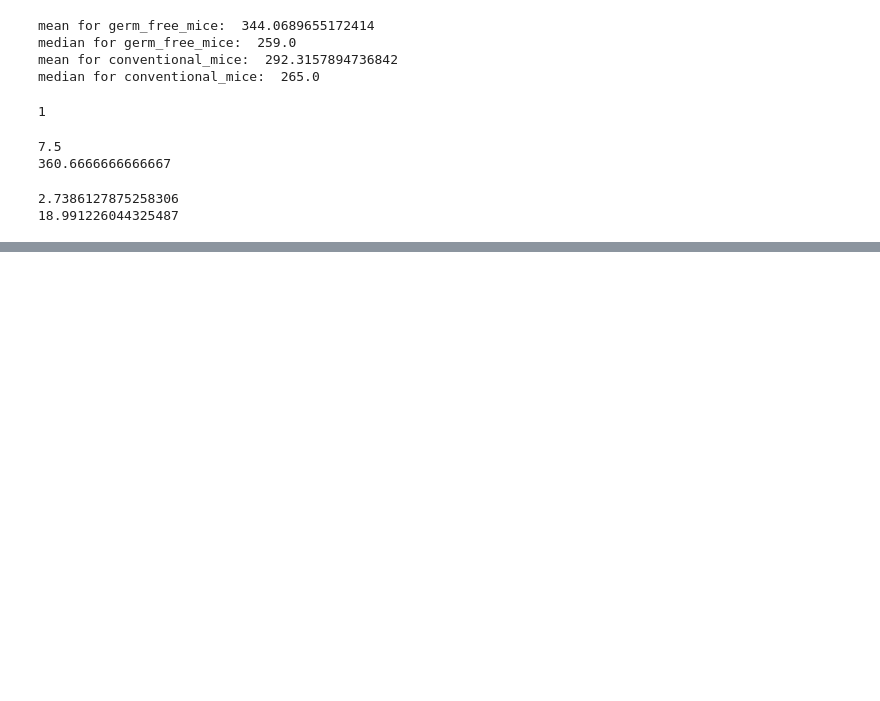
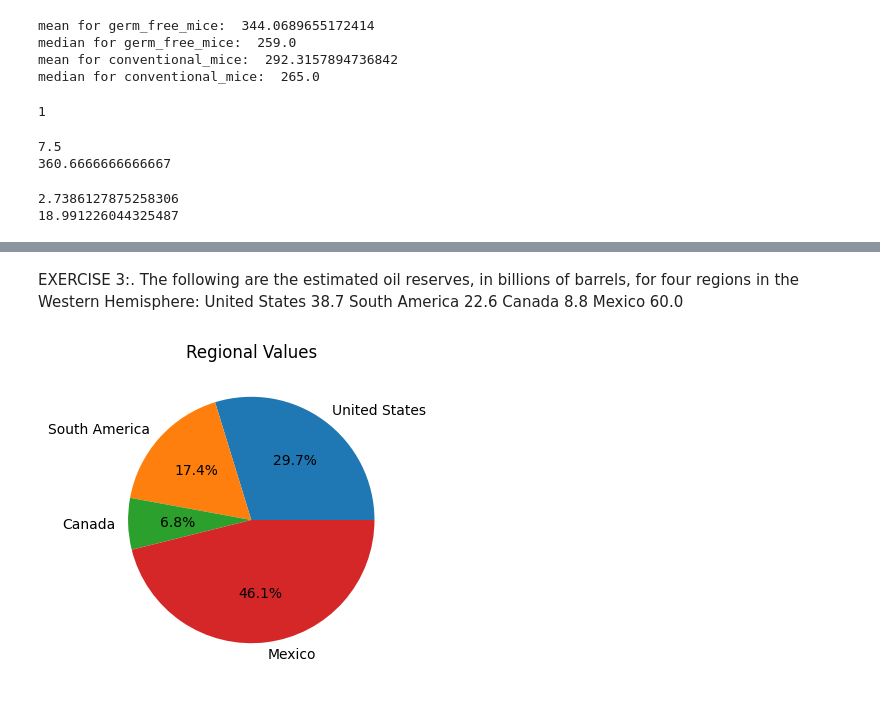
Before and after one commit to pdllerenas/probability-exercises, a Jupyter notebook: code/Exercises.ipynb, the cells around one changed output, grey strips where cells are left out. Drawn from its saved outputs; the diff is of its cells as text; code cells hidden in the pictures; blank space fills up the shorter version.

```diff
--- a/code/Exercises.ipynb
+++ b/code/Exercises.ipynb
@@ -118,0 +167,21 @@ print(StandardDeviation([-20, 5, 15, 24]))
+# %% [markdown]
+EXERCISE 3:. The following are the estimated oil reserves, in billions of barrels, for four
+regions in the Western Hemisphere:
+United States 38.7
+South America 22.6
+Canada 8.8
+Mexico 60.0
+# %%
+data = {
+    'Region': ['United States', 'South America', 'Canada', 'Mexico'],
+    'Value': [38.7, 22.6, 8.8, 60.0]
+}
+df = pd.DataFrame(data)
+
+# Create a pie chart
+plt.figure(figsize=(4, 4))
+plt.pie(df['Value'], labels=df['Region'], autopct='%1.1f%%')
+plt.title('Regional Values')
+plt.show()
+# %% [output]
+[figure, added]
```
Also changed, not shown: parts of 3 cells of this notebook.
